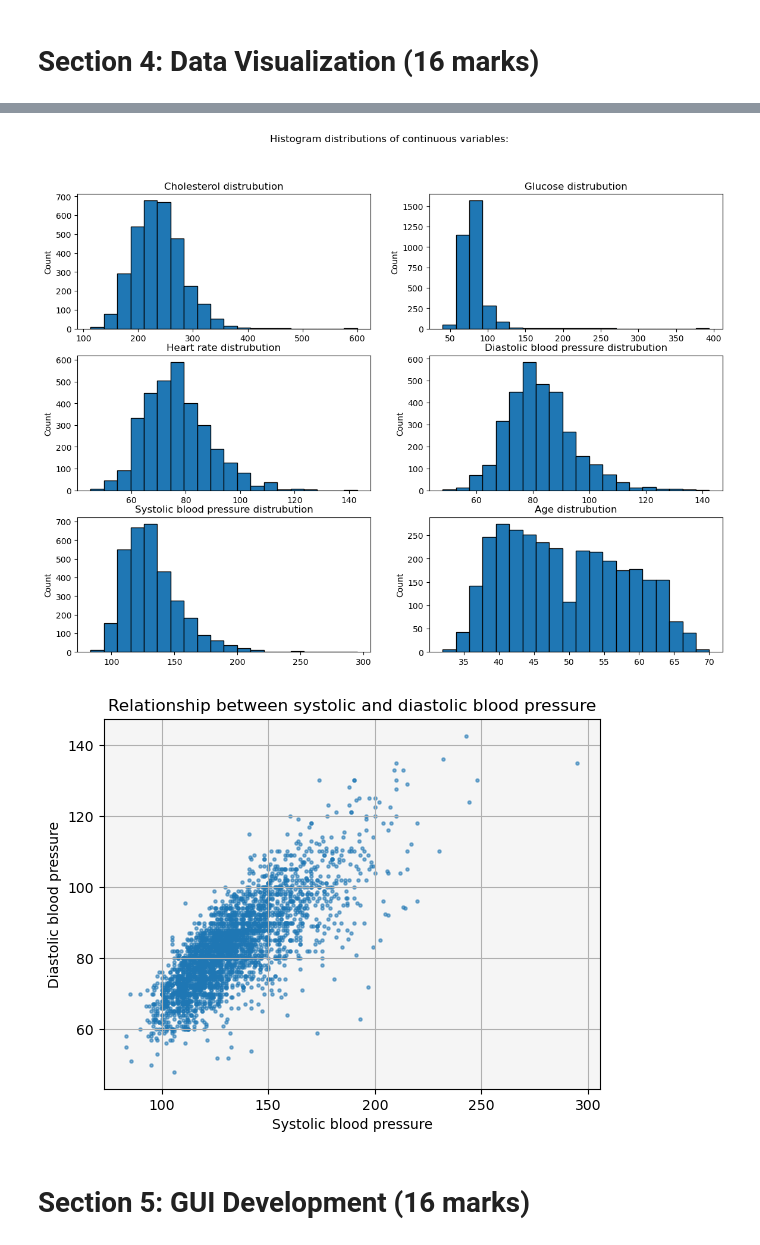
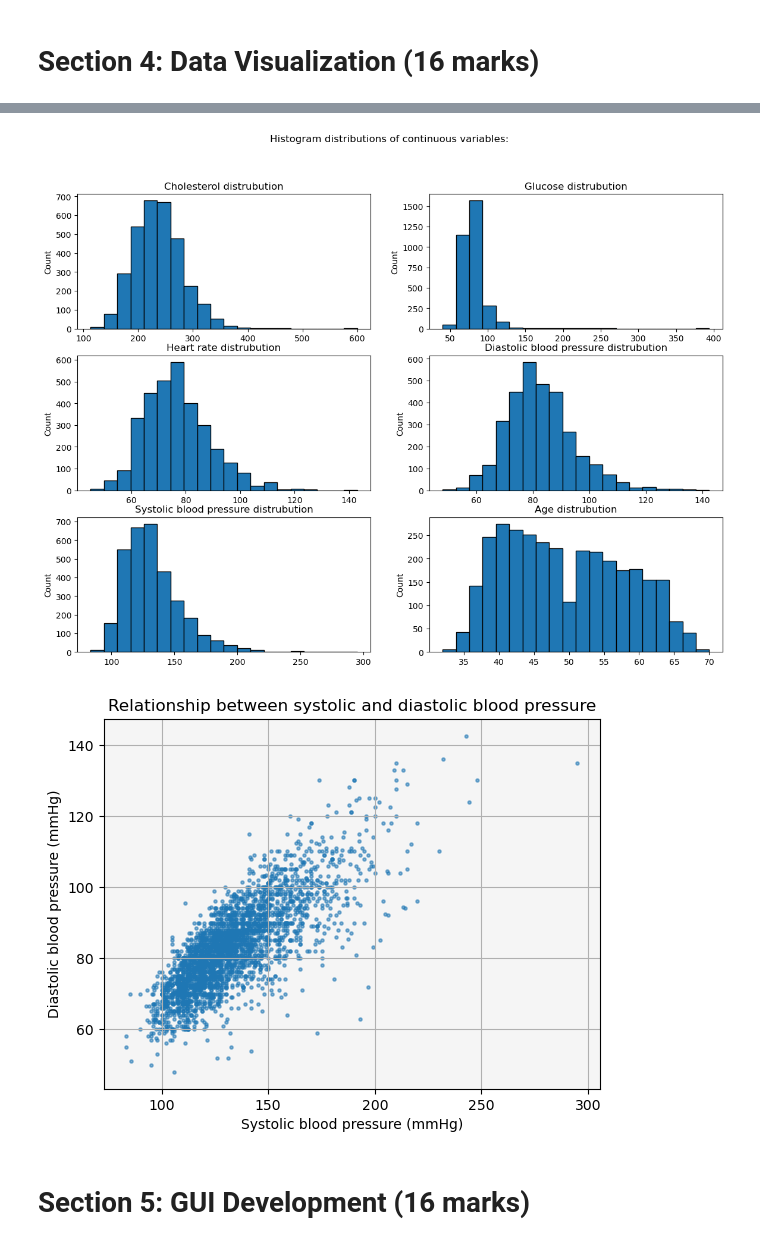
Before and after one commit to Micky1314/January-final-draft, a Jupyter notebook: Notebooks/Final Draft.ipynb, the cells around one changed output, grey strips where cells are left out. Drawn from its saved outputs; the diff is of its cells as text; code cells hidden in the pictures.

```diff
--- a/Notebooks/Final Draft.ipynb
+++ b/Notebooks/Final Draft.ipynb
@@ -260,6 +272,8 @@ ax.set_ylabel("Count")
 ax.set_title("Overall BMI distribution")
 
 ax.legend()
+
+fig.savefig('Histogram.png', dpi=300)
 
 plt.show()
 
@@ -287,37 +301,39 @@ ax[1, 1].hist(df3["diaBP"], bins=20, edgecolor="black")
 ax[1, 1].set_title("Diastolic blood pressure distrubution")
 ax[1, 1].set_ylabel("Count")
 
 # Graph 5
 ax[2, 0].hist(df3["sysBP"], bins=20, edgecolor="black")
 ax[2, 0].set_title("Systolic blood pressure distrubution")
 ax[2, 0].set_ylabel("Count")
 
 # Graph 6
 ax[2, 1].hist(df3["age"], bins=20, edgecolor="black")
 ax[2, 1].set_title("Age distrubution")
 ax[2, 1].set_ylabel("Count")
 
-
+fig.savefig('Subplots.png', dpi=300)
 
 plt.suptitle("Histogram distributions of continuous variables:")
 plt.show()
 
 # 3: Scatterlpot of the relationshpip between systolic and diastolic blood pressure:
 
 fig, ax = plt.subplots()
 ax.scatter(df3["sysBP"], df3["diaBP"], s=5, alpha=0.55)
 
 ax.set_facecolor("whitesmoke")
 plt.grid()
-ax.set_xlabel("Systolic blood pressure")
-ax.set_ylabel("Diastolic blood pressure")
+ax.set_xlabel("Systolic blood pressure (mmHg)")
+ax.set_ylabel("Diastolic blood pressure (mmHg)")
 ax.set_title("Relationship between systolic and diastolic blood pressure")
 
+fig.savefig('Scatterplot.png', dpi=300)
+
 plt.show()
 # %% [output]
 [figure]
 [figure]
-[figure, old version]
+[figure, new version]
 # %%
 # Reflection on results
 # %% [markdown]
```
Also changed, not shown: parts of 4 cells of this notebook.
